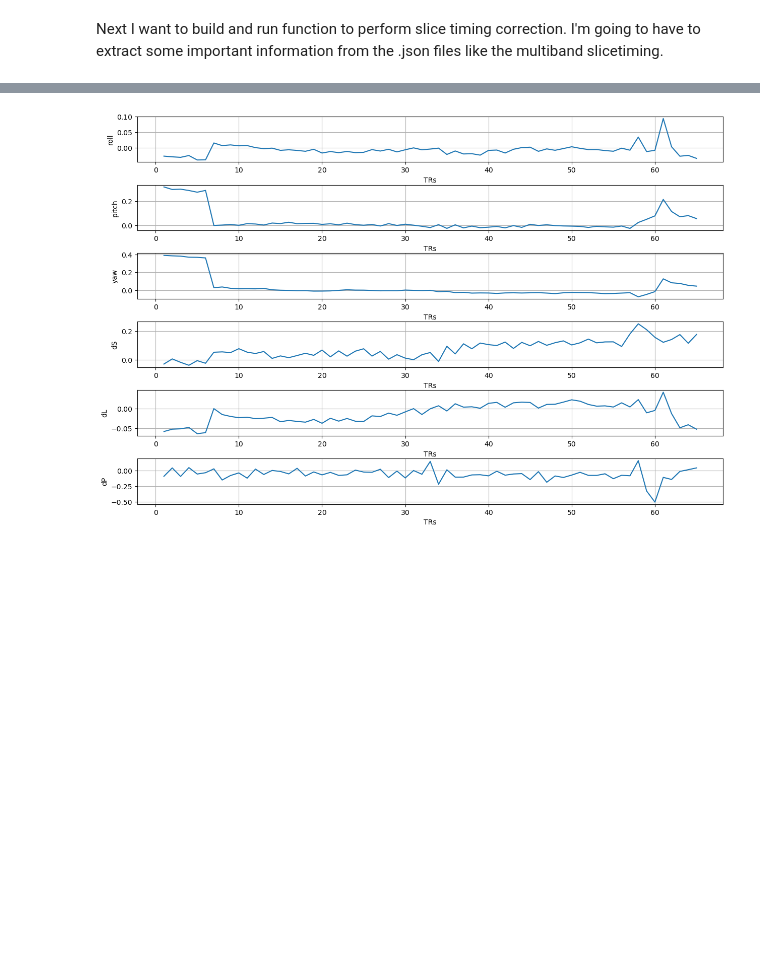
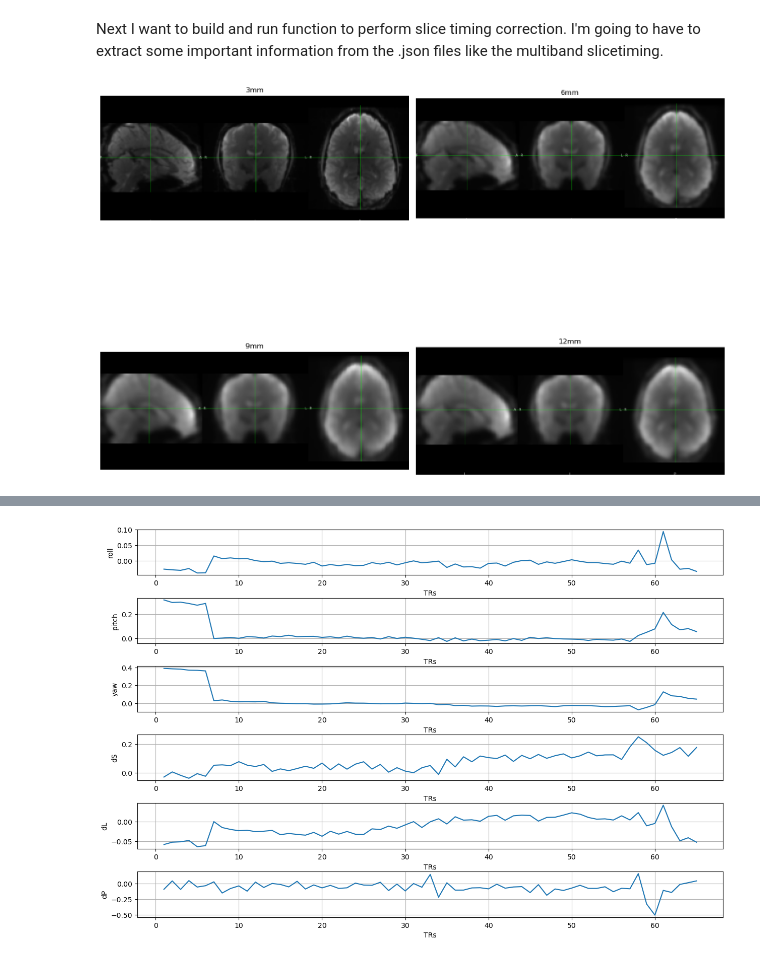
Before and after one commit to alishaloiseau/Mattfeld_PSB6351, a Jupyter notebook: code/conversion/psb6351_preproc.ipynb, the cells around one changed output, grey strips where cells are left out. Drawn from its saved outputs; the diff is of its cells as text; code cells hidden in the pictures; blank space fills up the shorter version.

```diff
--- a/code/conversion/psb6351_preproc.ipynb
+++ b/code/conversion/psb6351_preproc.ipynb
@@ -225,6 +225,45 @@ psb6351_wf.connect(tshifter, 'out_file', susan_3mm, 'in_file')
 psb6351_wf.connect(tshifter, 'out_file', susan_6mm, 'in_file')
 psb6351_wf.connect(tshifter, 'out_file', susan_9mm, 'in_file')
 psb6351_wf.connect(tshifter, 'out_file', susan_12mm, 'in_file')
+# %%
+import matplotlib.pyplot as plt
+import matplotlib.image as mpimg
+
+plt.figure(figsize=(15,15))
+
+# First image FSLeyes
+plt.subplot(2, 2, 1)
+# Replace this with your actual path - for example:
+img1 = mpimg.imread('/Users/alisha/Desktop/3mm.png')
+plt.imshow(img1)
+plt.title('3mm')
+plt.axis('off')
+
+# Second image FSLeyes
+plt.subplot(2, 2, 2)
+img2 = mpimg.imread('/Users/alisha/Desktop/6mm.png')
+plt.imshow(img2)
+plt.title('6mm')
+plt.axis('off')
+
+# Third image FSLeyes
+plt.subplot(2, 2, 3)
+img3 = mpimg.imread('/Users/alisha/Desktop/9mm.png')
+plt.imshow(img3)
+plt.title('9mm')
+plt.axis('off')
+
+# Fourth image FSLeyes
+plt.subplot(2, 2, 4)
+img4 = mpimg.imread('/Users/alisha/Desktop/12mm.png')
+plt.imshow(img4)
+plt.title('12mm')
+plt.axis('off')
+
+plt.tight_layout()
+plt.show()
+# %% [output]
+[figure, added]
 # %%
 # Applying hight pass filter using fslmaths
 # sigma calculation = cutoff/2*TR --> 100/2*1.76 = 28.41
```
Also changed, not shown: parts of 1 cell of this notebook.
